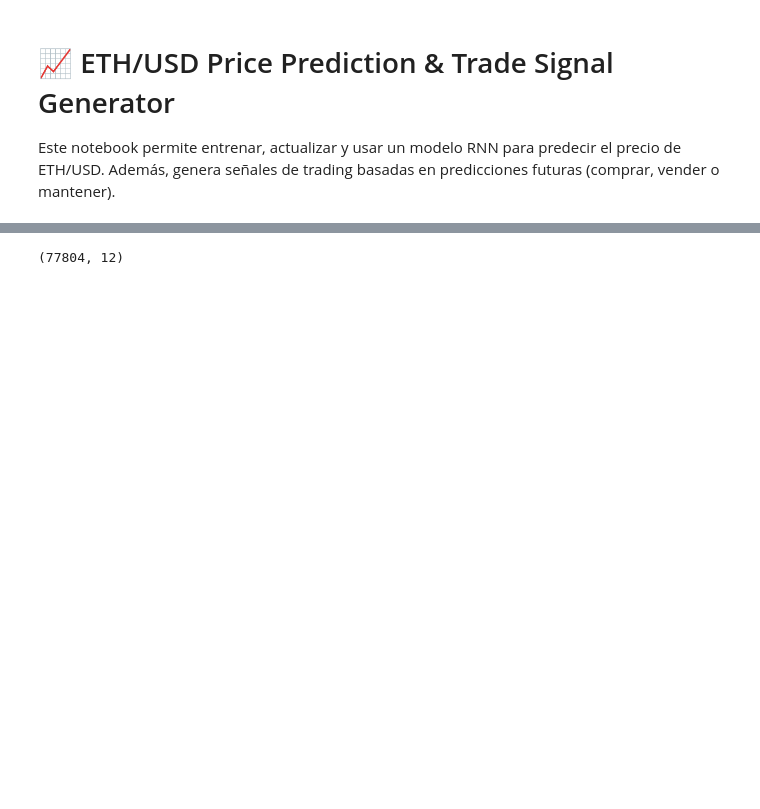
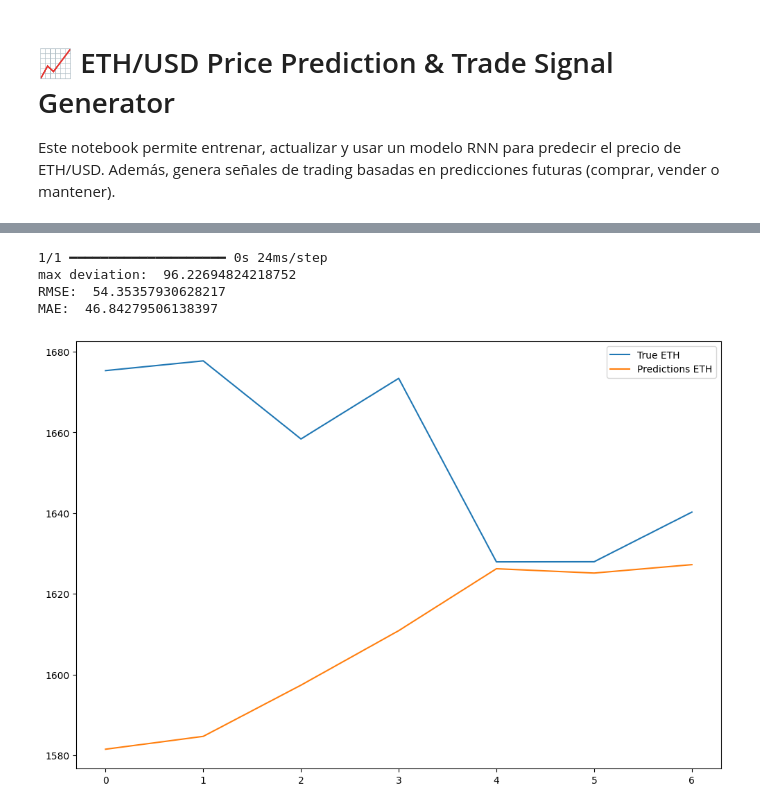
Before and after one commit to eprdz/crypto-prediction, a Jupyter notebook: eth_prediction_updated.ipynb, the cells around one changed output, grey strips where cells are left out. Cells and saved outputs as stored; diff of their text form; code cells hidden in the pictures; blank space fills up the shorter version.

```diff
--- a/eth_prediction_updated.ipynb
+++ b/eth_prediction_updated.ipynb
@@ -161,0 +132,2 @@ Model: "functional"
+# %%
+train_data, test_data, mu, sigma = normalize_data(train_data, test_data)
@@ -161,0 +151,8 @@ Model: "functional"
+# %%
+# Create windows
+window_size = 12
+horizon = 48
+X_train, y_train = create_windows_np(train_data, window_size, horizon, shuffle=True)
+X_test, y_test = create_windows_np(test_data, window_size, horizon, shuffle=False)
+# %%
+model.fit(X_train, y_test, epochs=10, batch_size=64, validation_split=0.2)
@@ -161,0 +177,2 @@ Model: "functional"
+# %%
+model.fit(X_train, y_train, epochs=10, batch_size=64)
@@ -162,7 +201,24 @@ Model: "functional"
 # %%
-X.shape
+y_pred = model.predict(X_test).flatten() * sigma + mu
+y_target = y_test * sigma + mu
+diff = y_pred - y_target
+
+print('max deviation: ', np.abs(y_pred - y_target).max())
+print('RMSE: ', np.mean((y_pred - y_target)**2)**0.5)
+print('MAE: ', np.abs(y_pred - y_target).mean())
+
+plt.figure(figsize=(12, 8))
+plt.plot(y_target)
+plt.plot(y_pred)
+
+plt.legend(['True {0}'.format("ETH"), 'Predictions {0}'.format("ETH")])
+plt.show()
 # %% [output]
-(77804, 12)
+1/1 ━━━━━━━━━━━━━━━━━━━━ 0s 24ms/step
+max deviation:  96.22694824218752
+RMSE:  54.35357930628217
+MAE:  46.84279506138397
+[figure, added]
 # %%
 # 🚀 Predecir y generar señal
 last_window = X[-window_size:]
```
Also changed, not shown: parts of 14 cells of this notebook.
